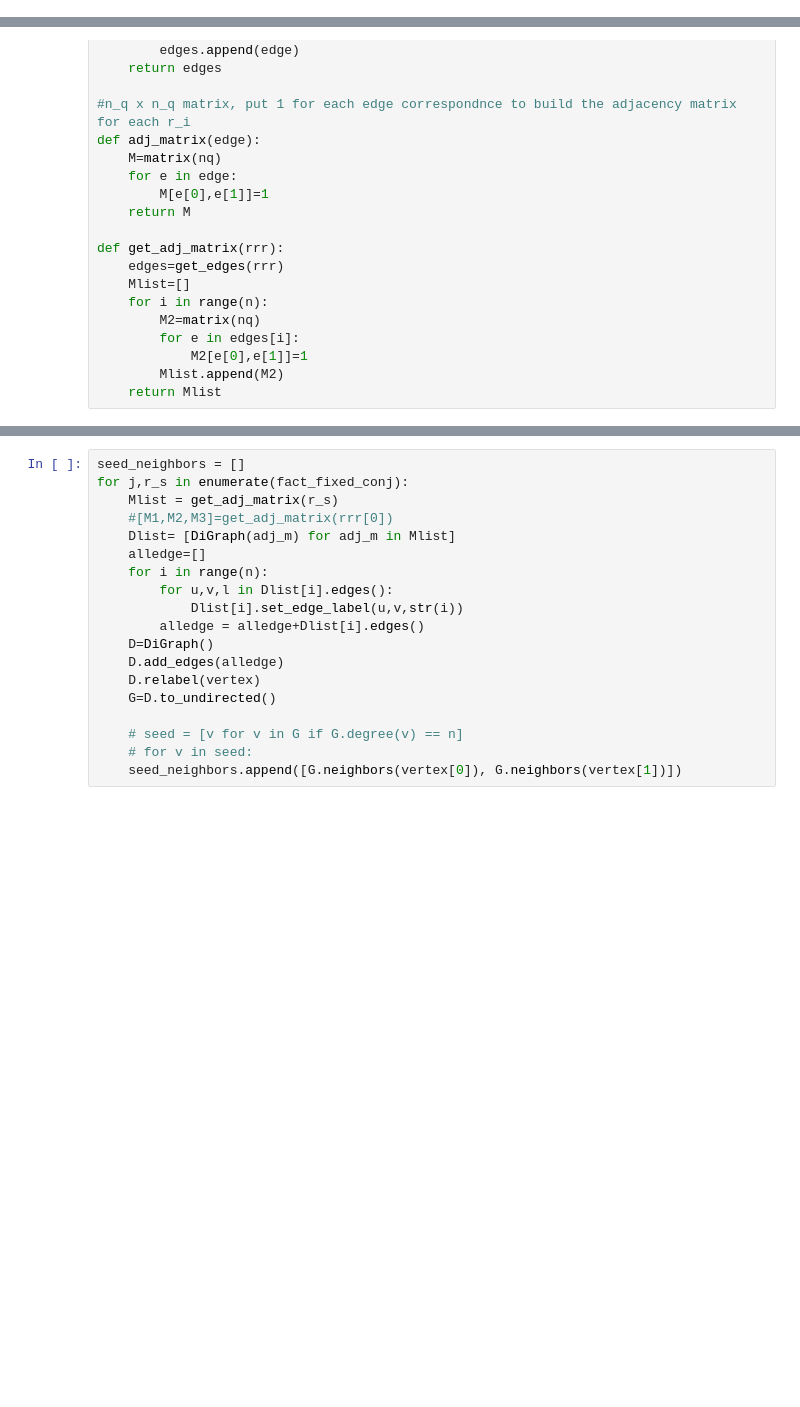
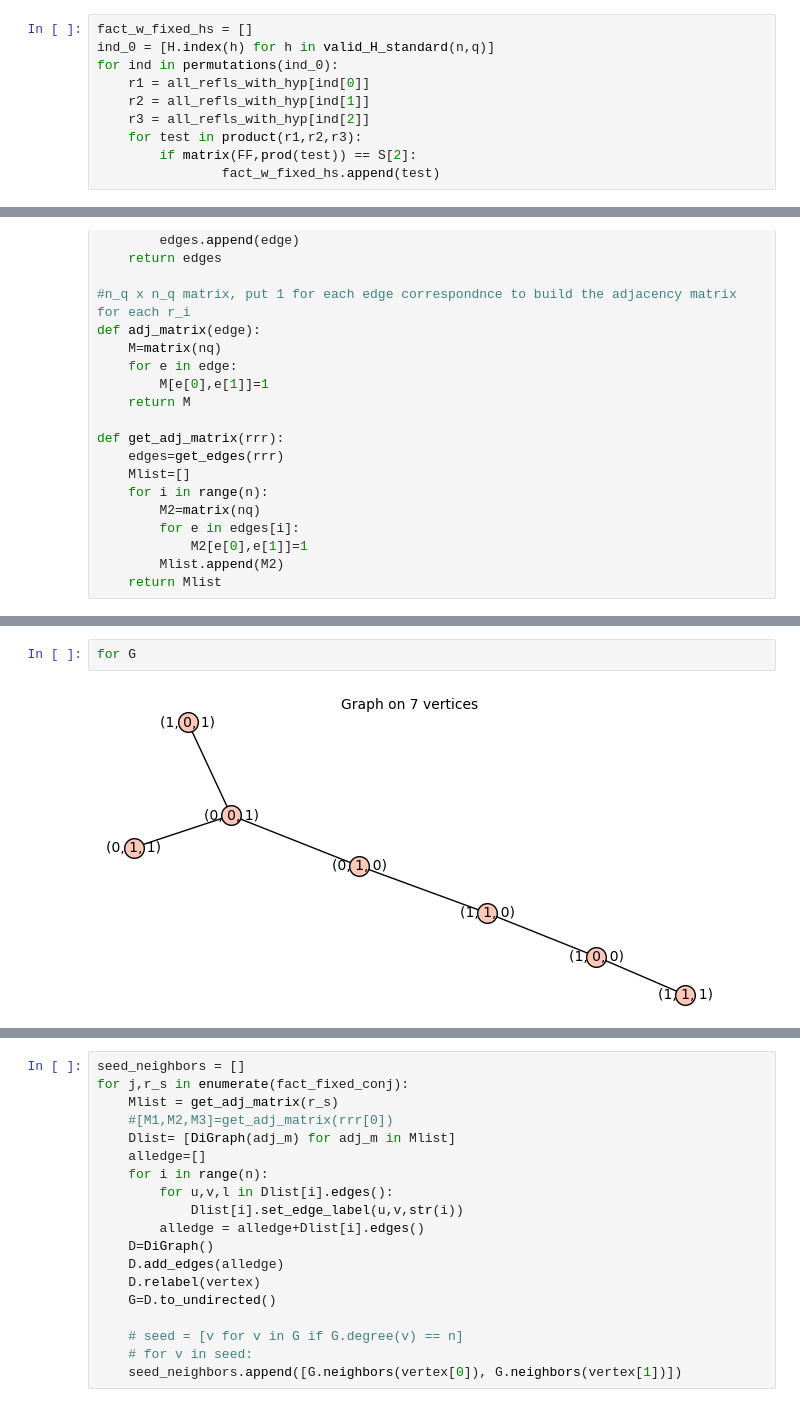
Before and after one commit to gyp2438/singer_trees, a Jupyter notebook: notebooks/Fact_Graph-2.ipynb, the cells around one changed output, grey strips where cells are left out. Saved outputs shown, nothing was run; the diff lists cells and outputs as text; blank space fills up the shorter version.

```diff
--- a/notebooks/Fact_Graph-2.ipynb
+++ b/notebooks/Fact_Graph-2.ipynb
@@ -158,0 +206,10 @@ NameError: name 'H' is not defined
+# %%
+fact_w_fixed_hs = []
+ind_0 = [H.index(h) for h in valid_H_standard(n,q)]
+for ind in permutations(ind_0):
+    r1 = all_refls_with_hyp[ind[0]]
+    r2 = all_refls_with_hyp[ind[1]]
+    r3 = all_refls_with_hyp[ind[2]]
+    for test in product(r1,r2,r3):
+        if matrix(FF,prod(test)) == S[2]:
+                fact_w_fixed_hs.append(test)
@@ -287,0 +454,4 @@ vertex[0]
+# %%
+for G
+# %% [output]
+[figure, added]
```
Also changed, not shown: parts of 31 cells of this notebook, 6 other files.
